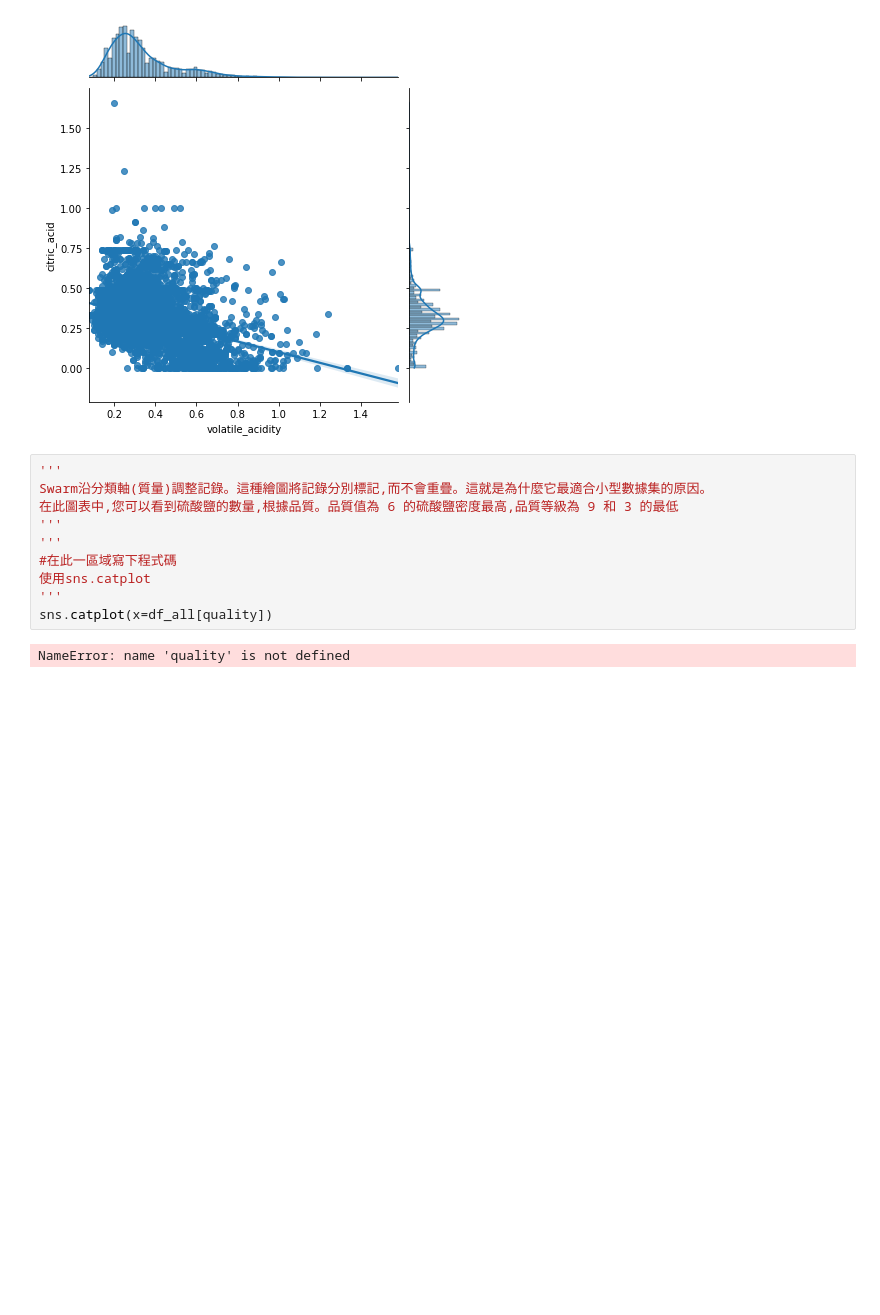
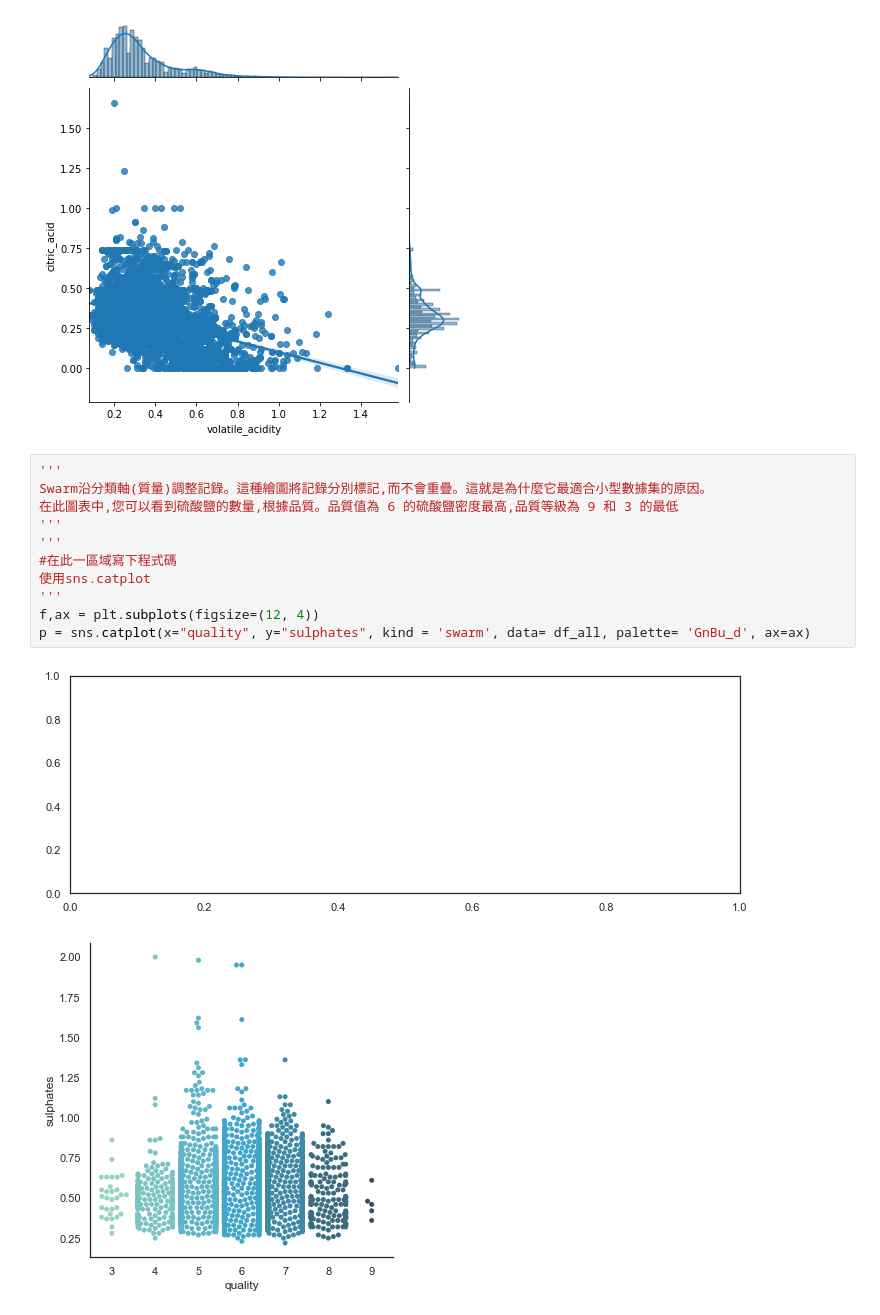
Before and after one commit to Yander-code/ML100Days, a Jupyter notebook: homework/Day022.ipynb, the cells around one changed output. Drawn from its saved outputs; the diff is of its cells as text; blank space fills up the shorter version.

```diff
--- a/homework/Day022.ipynb
+++ b/homework/Day022.ipynb
@@ -169,15 +169,17 @@ c = sns.jointplot("volatile_acidity", "citric_acid", data = df_all, kind = 'reg'
 # %%
 '''
 Swarm沿分類軸(質量)調整記錄。這種繪圖將記錄分別標記,而不會重疊。這就是為什麼它最適合小型數據集的原因。
 在此圖表中,您可以看到硫酸鹽的數量,根據品質。品質值為 6 的硫酸鹽密度最高,品質等級為 9 和 3 的最低
 '''
 '''
 #在此一區域寫下程式碼
 使用sns.catplot
 '''
-sns.catplot(x=df_all[quality])
+f,ax = plt.subplots(figsize=(12, 4))
+p = sns.catplot(x="quality", y="sulphates", kind = 'swarm', data= df_all, palette= 'GnBu_d', ax=ax)
 # %% [output]
-NameError: name 'quality' is not defined
+[figure, added]
+[figure, added]
 # %%
 '''
 PairGrid 允許我們使用相同的繪圖類型繪製子圖網格來可視化數據。
```
Also changed, not shown: parts of 1 cell of this notebook.
